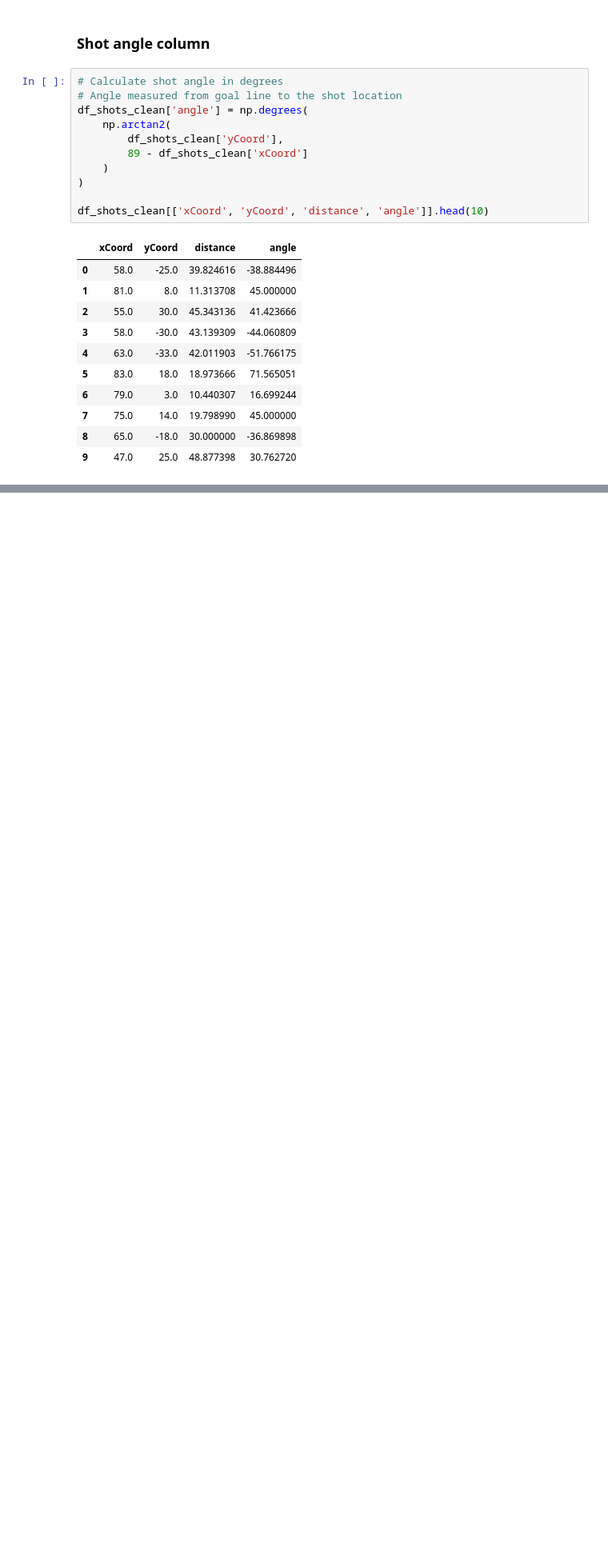
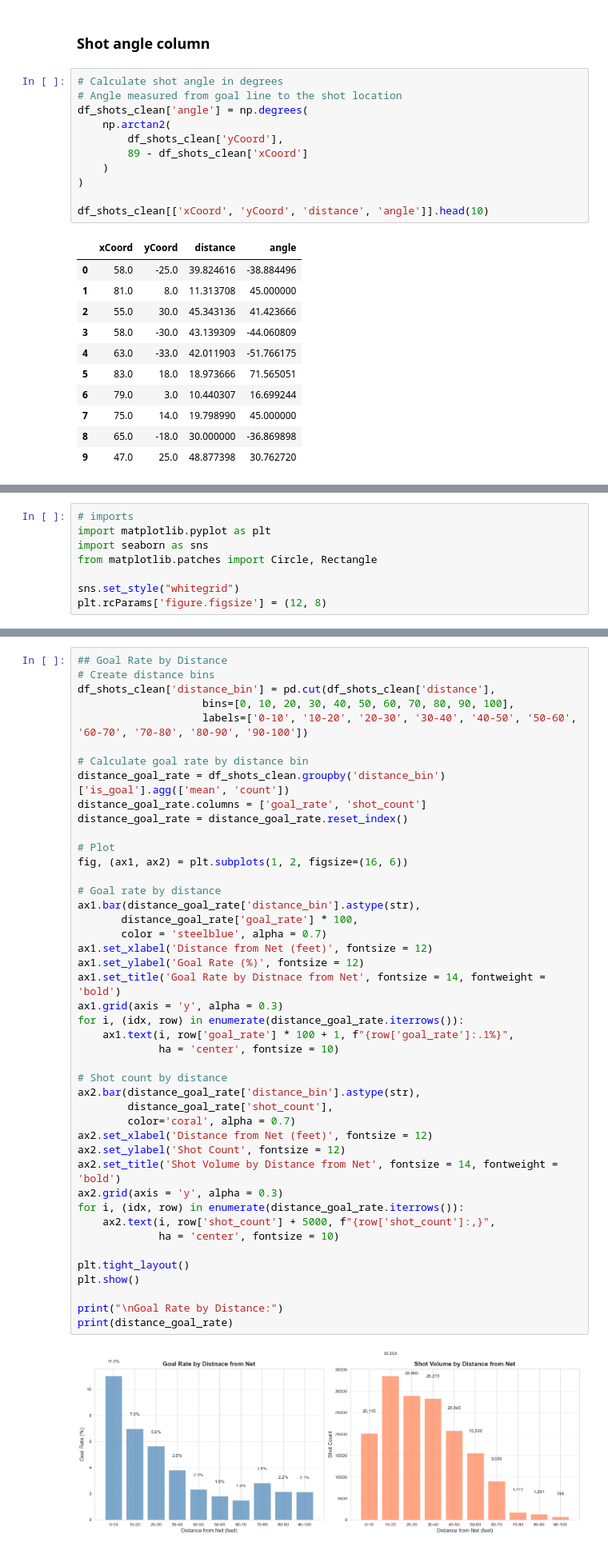
Before and after one commit to prestonpark26/NHLAnalytics, a Jupyter notebook: dataExploration/nhlAnalyticsV2.ipynb, the cells around one changed output, grey strips where cells are left out. Shown at 80% size. Drawn from its saved outputs; the diff is of its cells as text; blank space fills up the shorter version.

```diff
--- a/dataExploration/nhlAnalyticsV2.ipynb
+++ b/dataExploration/nhlAnalyticsV2.ipynb
@@ -412,0 +415,8 @@ df_shots_clean[['xCoord', 'yCoord', 'distance', 'angle']].head(10)
+# %%
+# imports
+import matplotlib.pyplot as plt
+import seaborn as sns
+from matplotlib.patches import Circle, Rectangle
+
+sns.set_style("whitegrid")
+plt.rcParams['figure.figsize'] = (12, 8)
@@ -412,0 +455,46 @@ df_shots_clean[['xCoord', 'yCoord', 'distance', 'angle']].head(10)
+# %%
+## Goal Rate by Distance
+# Create distance bins
+df_shots_clean['distance_bin'] = pd.cut(df_shots_clean['distance'],
+                    bins=[0, 10, 20, 30, 40, 50, 60, 70, 80, 90, 100],
+                    labels=['0-10', '10-20', '20-30', '30-40', '40-50', '50-60', '60-70', '70-80', '80-90', '90-100'])
+
+# Calculate goal rate by distance bin
+distance_goal_rate = df_shots_clean.groupby('distance_bin')['is_goal'].agg(['mean', 'count'])
+distance_goal_rate.columns = ['goal_rate', 'shot_count']
+distance_goal_rate = distance_goal_rate.reset_index()
+
+# Plot
+fig, (ax1, ax2) = plt.subplots(1, 2, figsize=(16, 6))
+
+# Goal rate by distance
+ax1.bar(distance_goal_rate['distance_bin'].astype(str),
+       distance_goal_rate['goal_rate'] * 100,
+       color = 'steelblue', alpha = 0.7)
+ax1.set_xlabel('Distance from Net (feet)', fontsize = 12)
+ax1.set_ylabel('Goal Rate (%)', fontsize = 12)
+ax1.set_title('Goal Rate by Distnace from Net', fontsize = 14, fontweight = 'bold')
+ax1.grid(axis = 'y', alpha = 0.3)
+for i, (idx, row) in enumerate(distance_goal_rate.iterrows()):
+    ax1.text(i, row['goal_rate'] * 100 + 1, f"{row['goal_rate']:.1%}",
+             ha = 'center', fontsize = 10)
+
+# Shot count by distance
+ax2.bar(distance_goal_rate['distance_bin'].astype(str),
+        distance_goal_rate['shot_count'],
+        color='coral', alpha = 0.7)
+ax2.set_xlabel('Distance from Net (feet)', fontsize = 12)
+ax2.set_ylabel('Shot Count', fontsize = 12)
+ax2.set_title('Shot Volume by Distance from Net', fontsize = 14, fontweight = 'bold')
+ax2.grid(axis = 'y', alpha = 0.3)
+for i, (idx, row) in enumerate(distance_goal_rate.iterrows()):
+    ax2.text(i, row['shot_count'] + 5000, f"{row['shot_count']:,}",
+             ha = 'center', fontsize = 10)
+
+plt.tight_layout()
+plt.show()
+
+print("\nGoal Rate by Distance:")
+print(distance_goal_rate)
+# %% [output]
+[figure, added]
```
Also changed, not shown: parts of 80 cells of this notebook.
